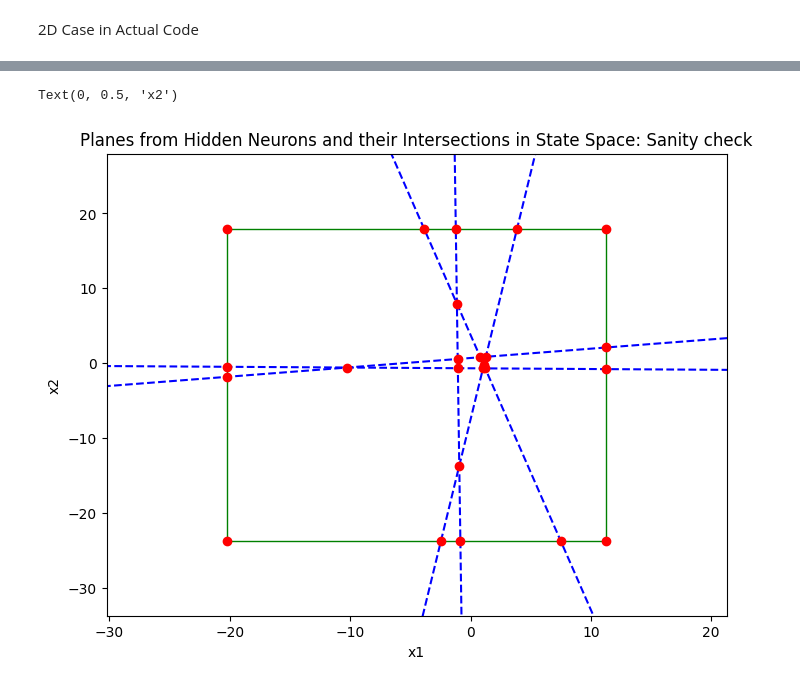
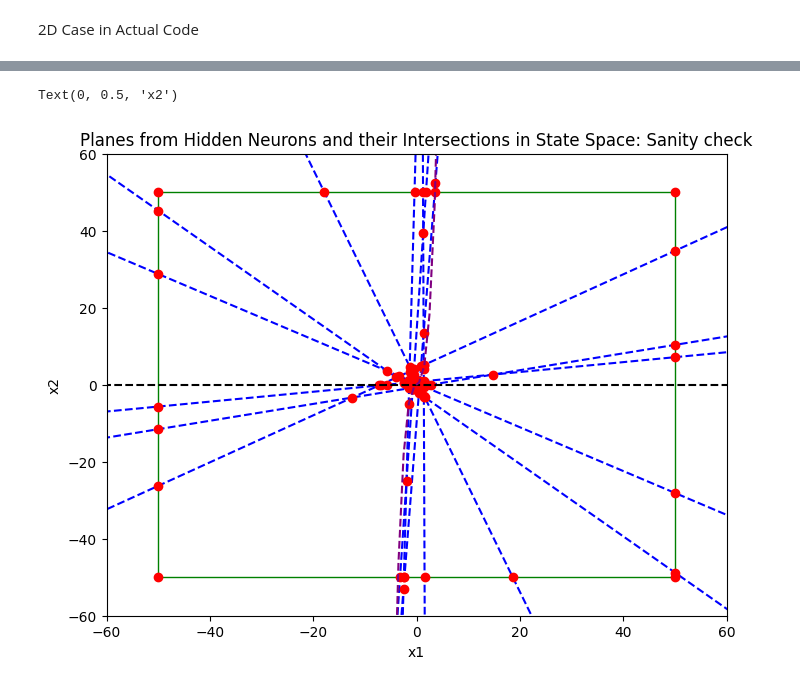
Before and after one commit to Jw1836/NN-Closed-Loop-Verification, a Jupyter notebook: lyapunov_nn.ipynb, the cells around one changed output, grey strips where cells are left out. Cells and saved outputs as stored; diff of their text form; code cells hidden in the pictures.

Commit message:
ROI and Intersections complete
Takes in user Region of interest, and also for any 2d system finds the intersection points between the planes, the system regioins, and the ROI square/rectangle.

```diff
--- a/lyapunov_nn.ipynb
+++ b/lyapunov_nn.ipynb
@@ -590,6 +679,6 @@ def neighbor_finder(pt1, pt2, W_matrix, B_vector, tol=1e-6):
 # %%
 #train a neural network to approximate the lyapunov function for the duffing oscillator
-duffing_nn = MyNN(input_size=2, num_hidden_layers=1, hidden_size=5, output_size=1)
+duffing_nn = MyNN(input_size=2, num_hidden_layers=1, hidden_size=10, output_size=1)
 x1_train = torch.linspace(-2, 2, steps=50)
 x2_train = torch.linspace(-2, 2, steps=50)
 x1_grid, x2_grid = torch.meshgrid(x1_train, x2_train, indexing='ij')
@@ -624,67 +713,14 @@ W_matrix  = duffing_nn.network[0].weight.detach().numpy().T
 B_vector  = duffing_nn.network[0].bias.detach().numpy()  #biases into each hidden neuron [b1, b2, ..., bn]
 W_out_vec = duffing_nn.network[2].weight.detach().numpy().flatten()  #weights from hidden to output [w_(np+1), ..., wn(p++1)]
 
-#we have a list of planes, and we need to find all the intersection points
-intersection_points = []
-for i in range(W_matrix.shape[1]):
-    w_i = W_matrix[:, i]
-    b_i = B_vector[i]
-    for j in range(i+1, W_matrix.shape[1]):
-        w_j = W_matrix[:, j]
-        b_j = B_vector[j]
-        intersection_point = find_intersection(w_i, b_i, w_j, b_j)
-        #check if the intersection point is within the range of our training data
-        if(intersection_point is not None):
-            intersection_points.append(intersection_point)
 
 #find a rectangle that contains all the intersection points, these are vertices too
-intersection_points = np.array(intersection_points)
-width = 10
-x1_min = np.min(intersection_points[:, 0]) - width
-x1_max = np.max(intersection_points[:, 0]) + width
-x2_min = np.min(intersection_points[:, 1]) - width
-x2_max = np.max(intersection_points[:, 1]) + width
-rect_bottom_left = (x1_min, x2_min)
-rect_bottom_right = (x1_max, x2_min)
-rect_top_left = (x1_min, x2_max)
-rect_top_right = (x1_max, x2_max)
-intersection_points = list(intersection_points)
-#add these to the list of intersection points for plotting, this also act as the vertex set
-intersection_points.append(rect_bottom_left)
-intersection_points.append(rect_bottom_right)
-intersection_points.append(rect_top_left)
-intersection_points.append(rect_top_right)
-
-
-#also get the intersection points of the planes and the rectangle
-for i in range(W_matrix.shape[1]):
-    w_i = W_matrix[:, i]
-    b_i = B_vector[i]
-    #check intersection with each edge of the rectangle, using my old function and treating each edge as a plane
-    #edge 1: x2 = x2_min
-    plane_normal = w_i
-    plane_bias = b_i
-    edge_normal = np.array([0, 1])
-    edge_bias = -x2_min
-    intersection_point = find_intersection(plane_normal, plane_bias, edge_normal, edge_bias)
-    if(intersection_point is not None and is_within_rect(intersection_point, x1_min, x1_max, x2_min, x2_max)):
-        intersection_points.append(intersection_point)
-    #edge 2: x2 = x2_max
-    edge_bias = -x2_max
-    intersection_point = find_intersection(plane_normal, plane_bias, edge_normal, edge_bias)
-    if(intersection_point is not None and is_within_rect(intersection_point, x1_min, x1_max, x2_min, x2_max)):
-        intersection_points.append(intersection_point)
-    #edge 3: x1 = x1_min
-    edge_normal = np.array([1, 0])
-    edge_bias = -x1_min
-    intersection_point = find_intersection(plane_normal, plane_bias, edge_normal, edge_bias)
-    if(intersection_point is not None and is_within_rect(intersection_point, x1_min, x1_max, x2_min, x2_max)):
-        intersection_points.append(intersection_point)
-    #edge 4: x1 = x1_max
-    edge_bias = -x1_max
-    intersection_point = find_intersection(plane_normal, plane_bias, edge_normal, edge_bias)
-    if(intersection_point is not None and is_within_rect(intersection_point, x1_min, x1_max, x2_min, x2_max)):
-        intersection_points.append(intersection_point)
+#REGION OF INTEREST
+x1_min = -50
+x1_max = 50
+x2_min = -50
+x2_max = 50
+intersection_points = find_all_intersection_points(W_matrix, B_vector, [duffing_f1_boundary, duffing_f2_boundary], x1_min, x1_max, x2_min, x2_max)
 
 
 #okay sweet now we have all the intersection points, which will act as the vertex set for the planar graph
@@ -765,6 +801,9 @@ for i in range(len(intersection_points)):
                     v_str_2 = f'v{j}'
                     this_edge = (v_str_1, v_str_2)
                     edge_list.append(this_edge)
+
+
+
 print(edge_list)
 print(vertex_set)
 #plot the regions in R2 defined by all of the planes from the hidden neurons
@@ -776,14 +815,21 @@ for i in range(W_matrix.shape[1]):
     x2_plane = (-w_i[0]*x1 - b_i) / w_i[1]
     ax.plot(x1, x2_plane, color='blue', linestyle='--', linewidth=1.5, label=f'Neuron {i+1} Boundary')
 
+
 #plot intersection pts
 for i in range(len(intersection_points)):
+    # ax.plot(intersection_points[i][0], intersection_points[i][1], 'ro', label=f'Intersection {i+1}')
     ax.plot(intersection_points[i][0], intersection_points[i][1], 'ro', label=f'Intersection {i+1}')
 #plot the rectangle containing all the intersection points
 rect = plt.Rectangle((x1_min, x2_min), x1_max - x1_min, x2_max - x2_min, linewidth=1, edgecolor='green', facecolor='none', label='Intersection Region')
 ax.add_patch(rect)
-ax.set_xlim(x1_min - 10, x1_max+10)
+ax.set_xlim(x1_min -10, x1_max + 10)
 ax.set_ylim(x2_min - 10, x2_max + 10)
+#also plot the dynamics boundary of positive and negative
+f1_boundary = 0
+f2_boundary = duffing_f2_boundary(x1)
+ax.plot(x1, f1_boundary * np.ones_like(x1), color='black', linestyle='--', linewidth=1.5, label='$f_1 = 0$')
+ax.plot(x1, f2_boundary, color='purple', linestyle='--', linewidth=1.5, label='$f_2 = 0$')
 plt.title('Planes from Hidden Neurons and their Intersections in State Space: Sanity check')
 plt.xlabel("x1")
 plt.ylabel("x2")
@@ -793,2 +839,2 @@ plt.ylabel("x2")
 Text(0, 0.5, 'x2')
-[figure, old version]
+[figure, new version]
```
Also changed, not shown: parts of 14 cells of this notebook.
